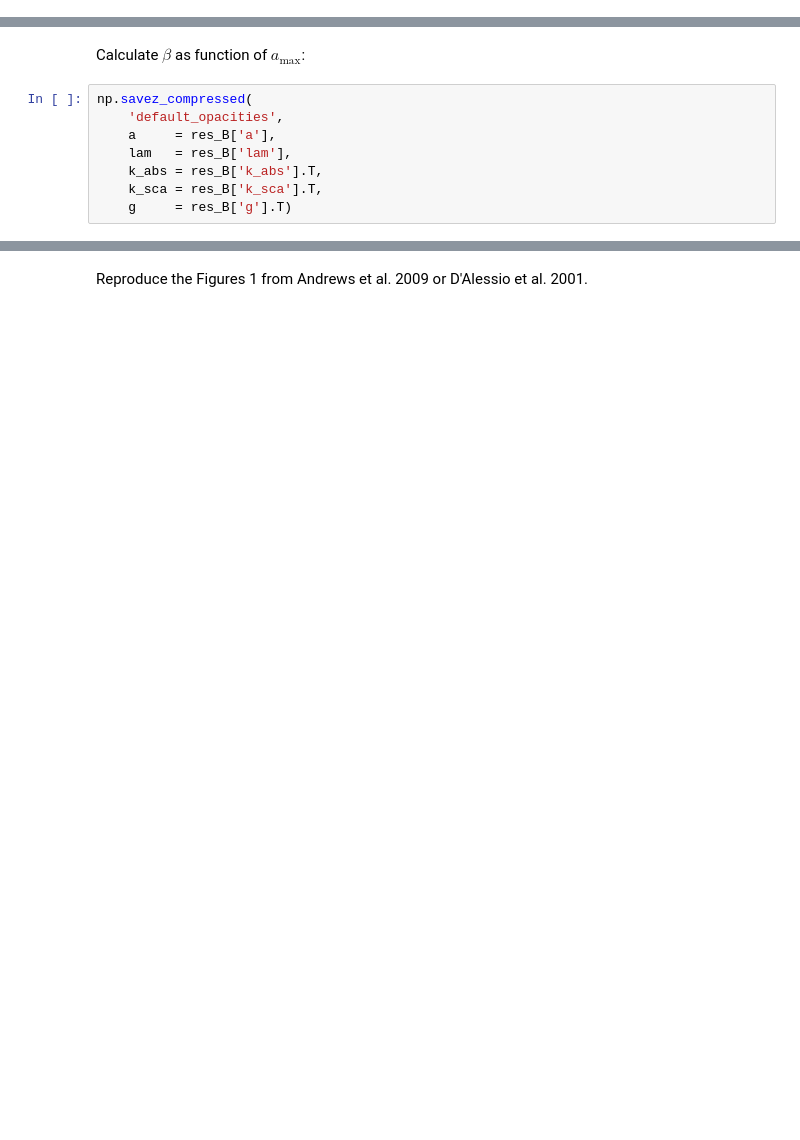
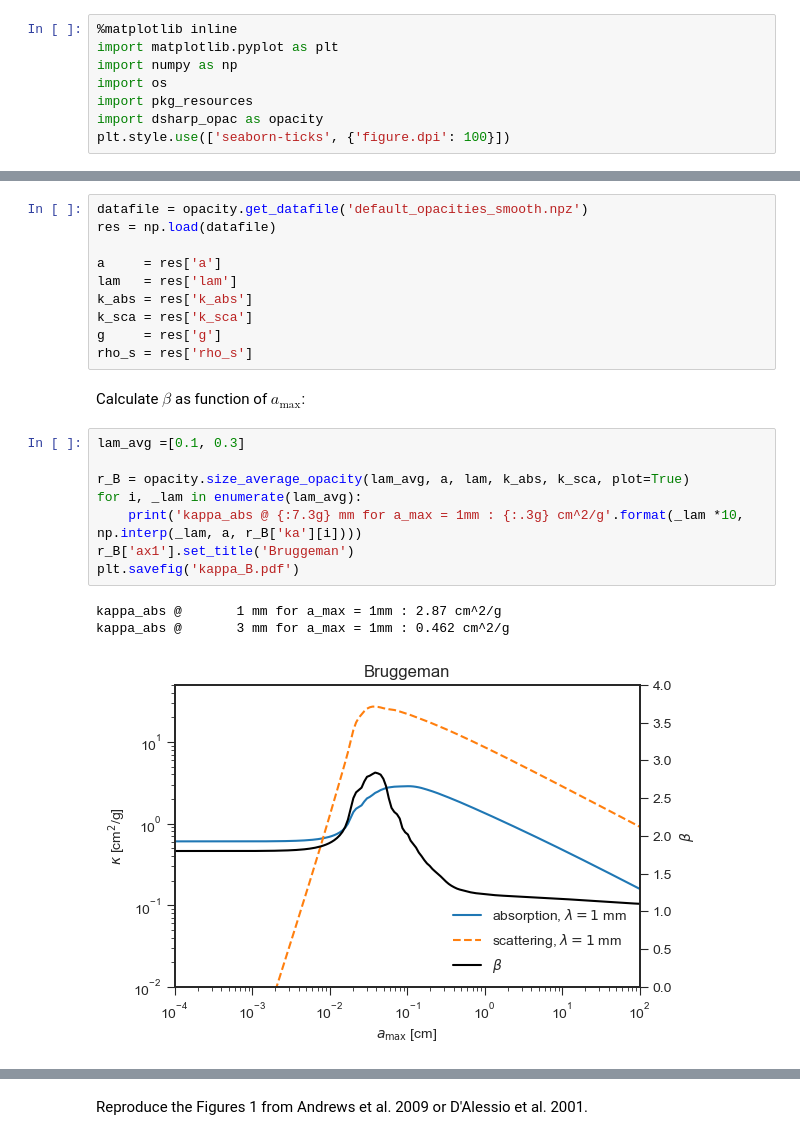
Before and after one commit to birnstiel/dsharp_opac, a Jupyter notebook: notebooks/opacity_examples.ipynb, the cells around one changed output, grey strips where cells are left out. Saved outputs shown, nothing was run; the diff lists cells and outputs as text; blank space fills up the shorter version.

```diff
--- a/notebooks/opacity_examples.ipynb
+++ b/notebooks/opacity_examples.ipynb
@@ -214,0 +222,8 @@ Store the data
+# %%
+%matplotlib inline
+import matplotlib.pyplot as plt
+import numpy as np
+import os
+import pkg_resources
+import dsharp_opac as opacity
+plt.style.use(['seaborn-ticks', {'figure.dpi': 100}])
@@ -215,10 +232,24 @@ Store the data
+# %%
+datafile = opacity.get_datafile('default_opacities_smooth.npz')
+res = np.load(datafile)
+
+a     = res['a']
+lam   = res['lam']
+k_abs = res['k_abs']
+k_sca = res['k_sca']
+g     = res['g']
+rho_s = res['rho_s']
 # %% [markdown]
 Calculate $\beta$ as function of $a_\mathrm{max}$:
-# %%
-np.savez_compressed(
-    'default_opacities',
-    a     = res_B['a'],
-    lam   = res_B['lam'],
-    k_abs = res_B['k_abs'].T,
-    k_sca = res_B['k_sca'].T,
-    g     = res_B['g'].T)
+# %%
+lam_avg =[0.1, 0.3]
+
+r_B = opacity.size_average_opacity(lam_avg, a, lam, k_abs, k_sca, plot=True)
+for i, _lam in enumerate(lam_avg):
+    print('kappa_abs @ {:7.3g} mm for a_max = 1mm : {:.3g} cm^2/g'.format(_lam *10, np.interp(_lam, a, r_B['ka'][i])))
+r_B['ax1'].set_title('Bruggeman')
+plt.savefig('kappa_B.pdf')
+# %% [output]
+kappa_abs @       1 mm for a_max = 1mm : 2.87 cm^2/g
+kappa_abs @       3 mm for a_max = 1mm : 0.462 cm^2/g
+[figure, added]
```
Also changed, not shown: parts of 53 cells of this notebook, 20 other files.
